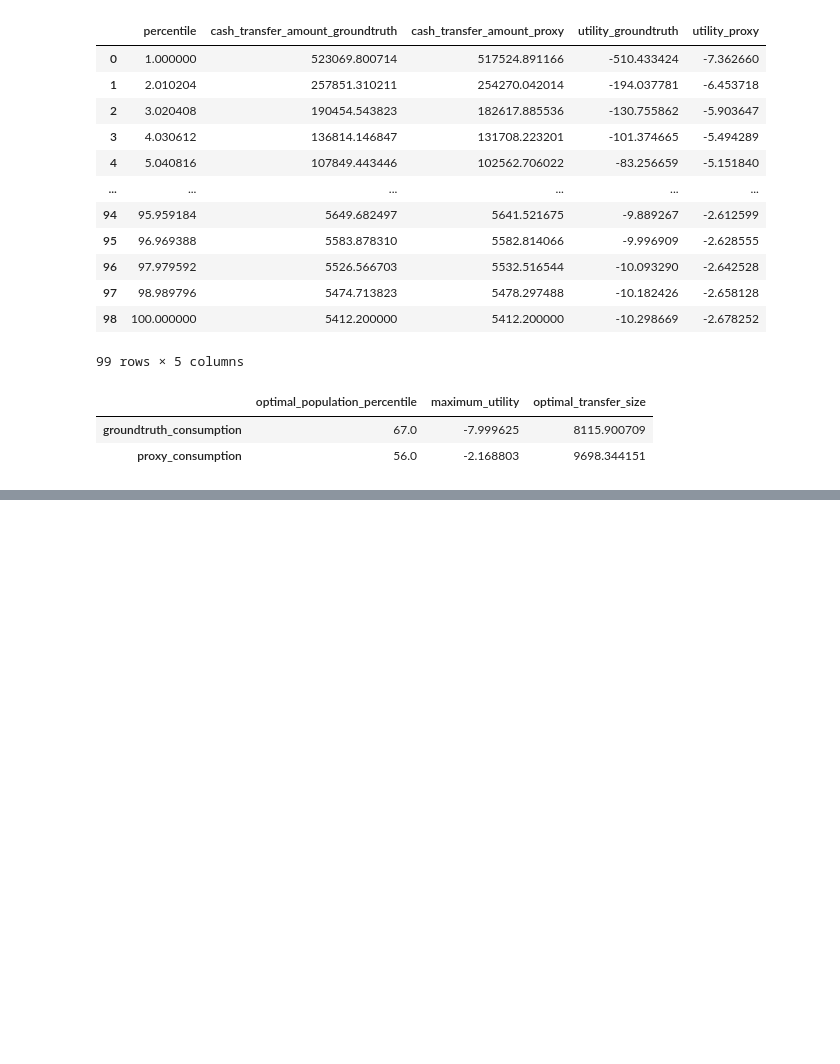
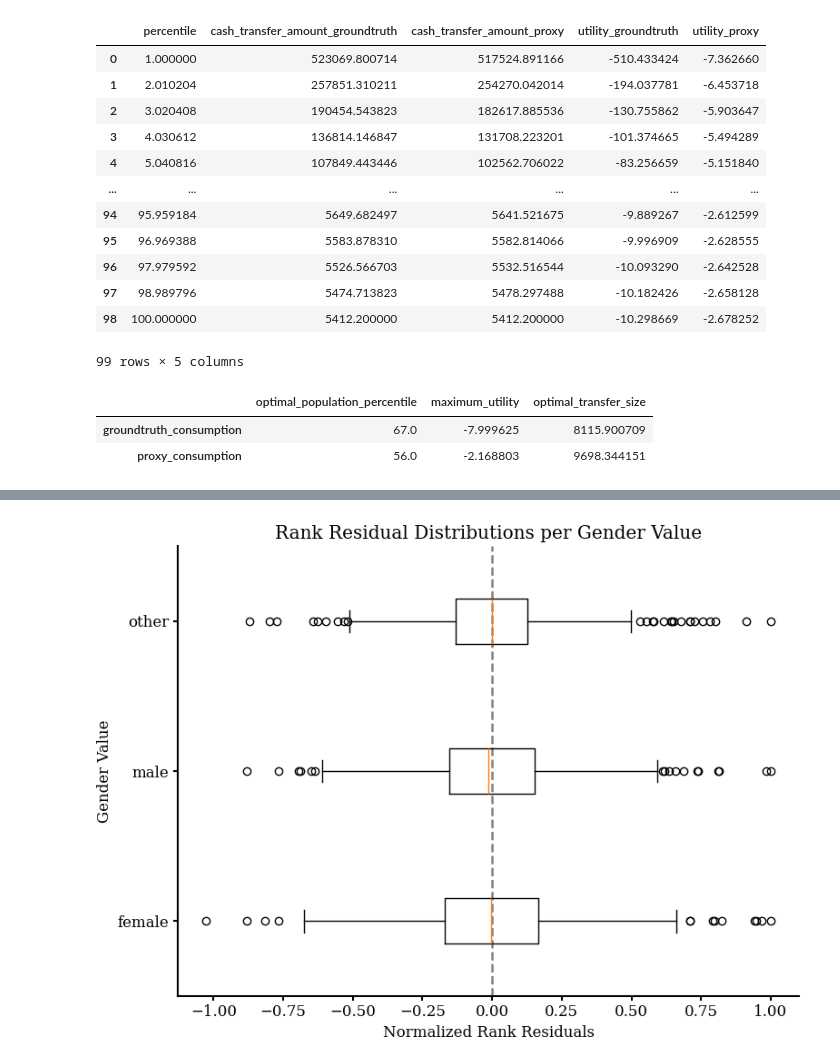
Before and after one commit to Global-Opportunity-Lab/cider, a Jupyter notebook: notebooks/validation_metrics.ipynb, the cells around one changed output, grey strips where cells are left out. Cells and saved outputs as stored; diff of their text form; code cells hidden in the pictures; blank space fills up the shorter version.

Commit message:
add plots + debugging for val metrics code

```diff
--- a/notebooks/validation_metrics.ipynb
+++ b/notebooks/validation_metrics.ipynb
@@ -176 +179,7 @@ calculate_demographic_parity_per_characteristic(
+# %%
+# Plot rank residual distributions per characteristic value
+fig, ax = plot_rank_residual_distributions_per_characteristic_value(results, "Gender")
+fig
+# %% [output]
+[figure, added]
 # %%
```
Also changed, not shown: parts of 16 cells of this notebook, 4 other files.
